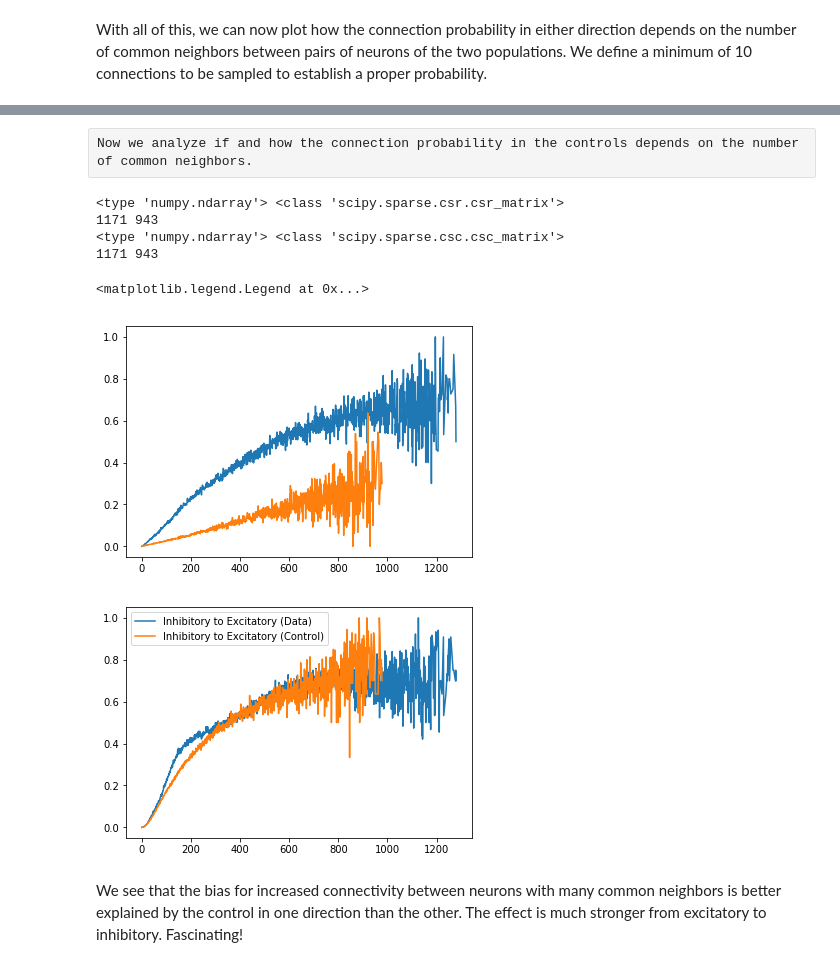
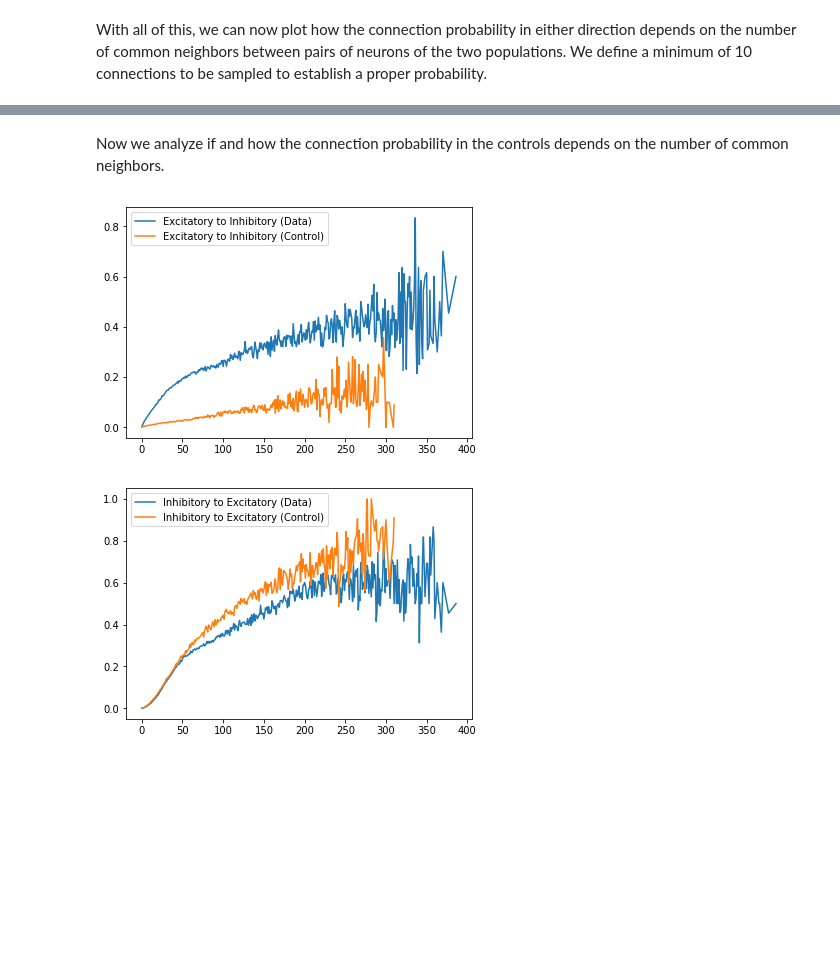
Before and after one commit to BlueBrain/MOOC-hippocampus-network-simulation-2019, a Jupyter notebook: notebooks/common_neighbor_2.ipynb, the cells around one changed output, grey strips where cells are left out. Saved outputs shown, nothing was run; the diff lists cells and outputs as text; code cells hidden in the pictures; blank space fills up the shorter version.

Commit message:
Adding SONATA support (#6)
- Adding Sonata
- Adding grading exercises

```diff
--- a/notebooks/common_neighbor_2.ipynb
+++ b/notebooks/common_neighbor_2.ipynb
@@ -3,12 +1,15 @@
 # %%
-import bluepy
 import numpy
+import json
 from matplotlib import pyplot as plt
 from scipy import sparse
 from scipy.stats import hypergeom
 from scipy import spatial
 
-circ_cfg = '/mnt/circuits/O1/20181114/CircuitConfig'
-circ = bluepy.Circuit(circ_cfg).v2
+import bluepy
+import bluepy.sonata
+
+circ_cfg = '/mnt/circuits/O1/20181114/sonata/circuit_config.json'
+circ = bluepy.sonata.Circuit(circ_cfg, cells='All', connectome='All')
 # %% [markdown]
 In the first part of this exercise, we found that neurons in a local circuit tend to have more (graph-theoretical) "common neighbors" than expected, even when compared to a powerful control case. But Perin et al., 2011 found also another trend: Neuron pairs with many common neighbors are more likely to be connected to each other than pairs with few. In other words, the connection probability depends on the number of common neighbors of a pair.
@@ -21,11 +22,11 @@ def efferent_con_mat(pop_gids):
     the specified population'''
     shape = (len(pop_gids), len(circ.cells.get())) # The output shape is (number of neurons in population x number of neurons in circuit)
 
-    post = [circ.connectome.efferent_gids(_g) - 1 # Get identifiers of connected neurons.
+    post = [circ.connectome.efferent_gids(_g)     # Get identifiers of connected neurons.
             for _g in pop_gids]                   # Subtract 1 because identifiers start at 1, but we need base 0 indices.
     '''prepare the sparse matrix representation, where the column indices for row i are stored in
     "indices[indptr[i]:indptr[i+1]]" and their corresponding values are stored in "data[indptr[i]:indptr[i+1]]".'''
-    indptr = numpy.hstack((0, numpy.cumsum(map(len, post))))
+    indptr = numpy.hstack((0, numpy.cumsum(list(map(len, post)))))
     indices = numpy.hstack(post)
     data = numpy.ones_like(indices, dtype=bool) # Simple boolean connection matrix. A connection exists or not.
     return sparse.csr_matrix((data, indices, indptr), shape=shape)
@@ -75,6 +76,5 @@ Unlike earlier, this matrix is no longer symmetrical and it does not have the la
 
 Next, we need the connectivity between the two defined populations. Luckily, we already have the connectivity from population1 to everything (and also from population2 to everything), so we can get the required connection matrices as a sub-matrices of that. We will get two such matrices, one each for the analysis of increased connection probability in either direction.
 # %%
-con_1_to_2 = connections1[:, analyze_gids2 - 1] # minus 1 because neuron gids start counting at 0.
-con_2_to_1 = connections2[:, analyze_gids1 - 1].transpose() # transpose because we need population 1 to be along the first axis.
-print con_between.shape, sanity_check.shape
+con_1_to_2 = connections1[:, analyze_gids2] # minus 1 because neuron gids start counting at 0.
+con_2_to_1 = connections2[:, analyze_gids1].transpose() # transpose because we need population 1 to be along the first axis.
@@ -157,28 +159,21 @@ ax.legend(); ax.set_xlabel('Connection #'); ax.set_ylabel('Distance (um)')
-# %% [raw]
-Now we analyze if and how the connection probability in the controls depends on the number of common neighbors.
+# %% [markdown]
+Now we analyze if and how the connection probability in the controls depends on the number of common neighbors.
 # %%
 rnd_com_neighs = common_efferent_neighbors(rnd_connections1, rnd_connections2)
-rnd_con_1_to_2 = rnd_connections1[:, analyze_gids2 - 1]
-rnd_con_2_to_1 = rnd_connections2[:, analyze_gids1 - 1].transpose()
+rnd_con_1_to_2 = rnd_connections1[:, analyze_gids2]
+rnd_con_2_to_1 = rnd_connections2[:, analyze_gids1].transpose()
 rnd_x1, rnd_y1 = con_prob_for_common_neighbors(rnd_com_neighs, rnd_con_1_to_2)
 rnd_x2, rnd_y2 = con_prob_for_common_neighbors(rnd_com_neighs, rnd_con_2_to_1)
 
 ax = plt.figure().add_axes([0.1, 0.1, 0.8, 0.8])
 ax.plot(x1, y1, label='%s to %s (Data)' % (analyze_population1, analyze_population2))
 ax.plot(rnd_x1, rnd_y1, label='%s to %s (Control)' % (analyze_population1, analyze_population2))
 ax.legend()
 
 ax = plt.figure().add_axes([0.1, 0.1, 0.8, 0.8])
 ax.plot(x2, y2, label='%s to %s (Data)' % (analyze_population2, analyze_population1))
 ax.plot(rnd_x2, rnd_y2, label='%s to %s (Control)' % (analyze_population2, analyze_population1))
-ax.legend()
+ax.legend();
 # %% [output]
-<type 'numpy.ndarray'> <class 'scipy.sparse.csr.csr_matrix'>
-1171 943
-<type 'numpy.ndarray'> <class 'scipy.sparse.csc.csc_matrix'>
-1171 943
-<matplotlib.legend.Legend at 0x...>
-[figure, old version]
+[figure, new version]
-[figure, old version]
+[figure, new version]
-# %% [markdown]
-We see that the bias for increased connectivity between neurons with many common neighbors is better explained by the control in one direction than the other. The effect is much stronger from excitatory to inhibitory. Fascinating!
```
Also changed, not shown: parts of 25 cells of this notebook, 5 other files.
